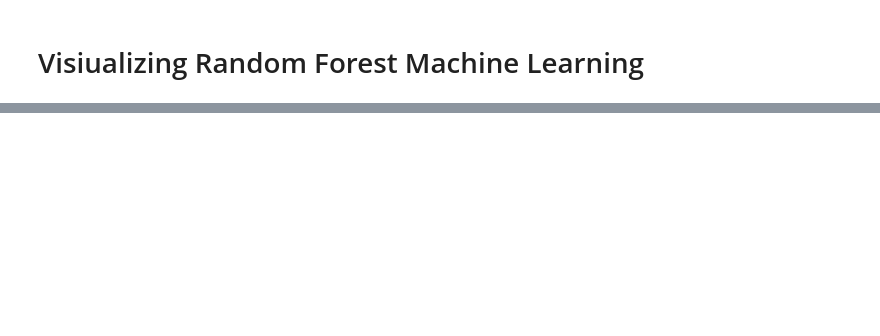
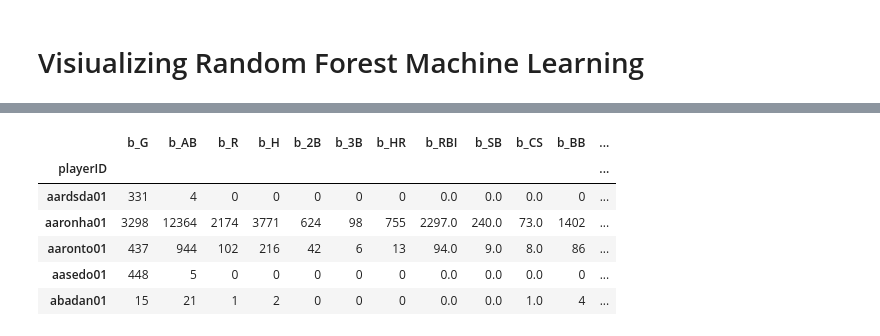
Before and after one commit to sting0312/GoldenGloves, a Jupyter notebook: golden-gloves.ipynb, the cells around one changed output, grey strips where cells are left out. Cells and saved outputs as stored; diff of their text form; code cells hidden in the pictures; blank space fills up the shorter version.

```diff
--- a/golden-gloves.ipynb
+++ b/golden-gloves.ipynb
@@ -629,0 +627,10 @@ fig.tight_layout()
+# %%
+career_batting_df.head()
+# %% [output]
+|  | b_G | b_AB | b_R | b_H | b_2B | b_3B | b_HR | b_RBI | b_SB | b_CS | b_BB | ... |
+| playerID |  |  |  |  |  |  |  |  |  |  |  | ... |
+| aardsda01 | 331 | 4 | 0 | 0 | 0 | 0 | 0 | 0.0 | 0.0 | 0.0 | 0 | ... |
+| aaronha01 | 3298 | 12364 | 2174 | 3771 | 624 | 98 | 755 | 2297.0 | 240.0 | 73.0 | 1402 | ... |
+| aaronto01 | 437 | 944 | 102 | 216 | 42 | 6 | 13 | 94.0 | 9.0 | 8.0 | 86 | ... |
+| aasedo01 | 448 | 5 | 0 | 0 | 0 | 0 | 0 | 0.0 | 0.0 | 0.0 | 0 | ... |
+| abadan01 | 15 | 21 | 1 | 2 | 0 | 0 | 0 | 0.0 | 0.0 | 1.0 | 4 | ... |
```
Also changed, not shown: parts of 13 cells of this notebook, 1 other file.
